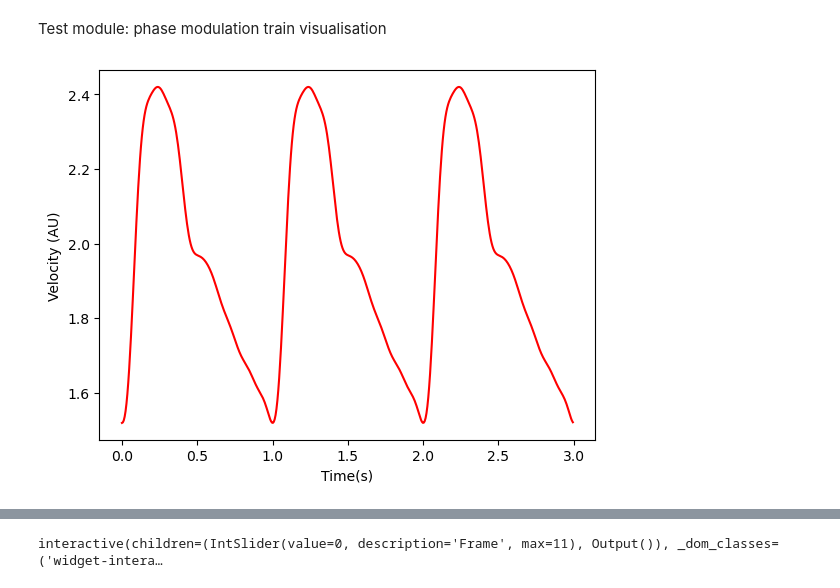
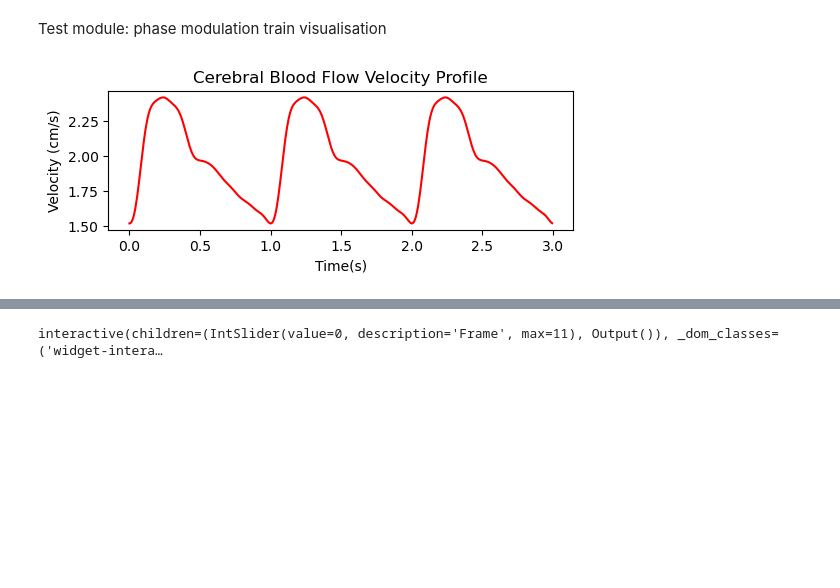
Before and after one commit to ellieYD/MRI_Flow_Motion_Correction, a Jupyter notebook: PhantomSimulation_FlowMotion_NEW.ipynb, the cells around one changed output, grey strips where cells are left out. Saved outputs shown, nothing was run; the diff lists cells and outputs as text; code cells hidden in the pictures; blank space fills up the shorter version.

Commit message:
updated colormaps and velocity profile etc

```diff
--- a/PhantomSimulation_FlowMotion_NEW.ipynb
+++ b/PhantomSimulation_FlowMotion_NEW.ipynb
@@ -180,16 +182,18 @@ Test module: phase modulation train visualisation
 # %%
 phase_modulation_train = np.array([])
 t_train = np.array([])
 
 for i in range(500):
     phase_modulation_test = get_phase_modulation(i, TR, cardiac_cycle, phase_oscillation_amplitude)
     phase_modulation_train = np.append(phase_modulation_train, phase_modulation_test)
     t_train = np.append(t_train, i*TR)
 
+plt.figure(figsize=(6, 1.8))
 plt.plot(t_train, phase_modulation_train, color='r')
 plt.xlabel('Time(s)')
-plt.ylabel('Velocity (AU)')
+plt.ylabel('Velocity (cm/s)')
+plt.title('Cerebral Blood Flow Velocity Profile')
 plt.show()
 # %% [output]
-[figure, old version]
+[figure, new version]
 # %%
```
Also changed, not shown: parts of 11 cells of this notebook.
